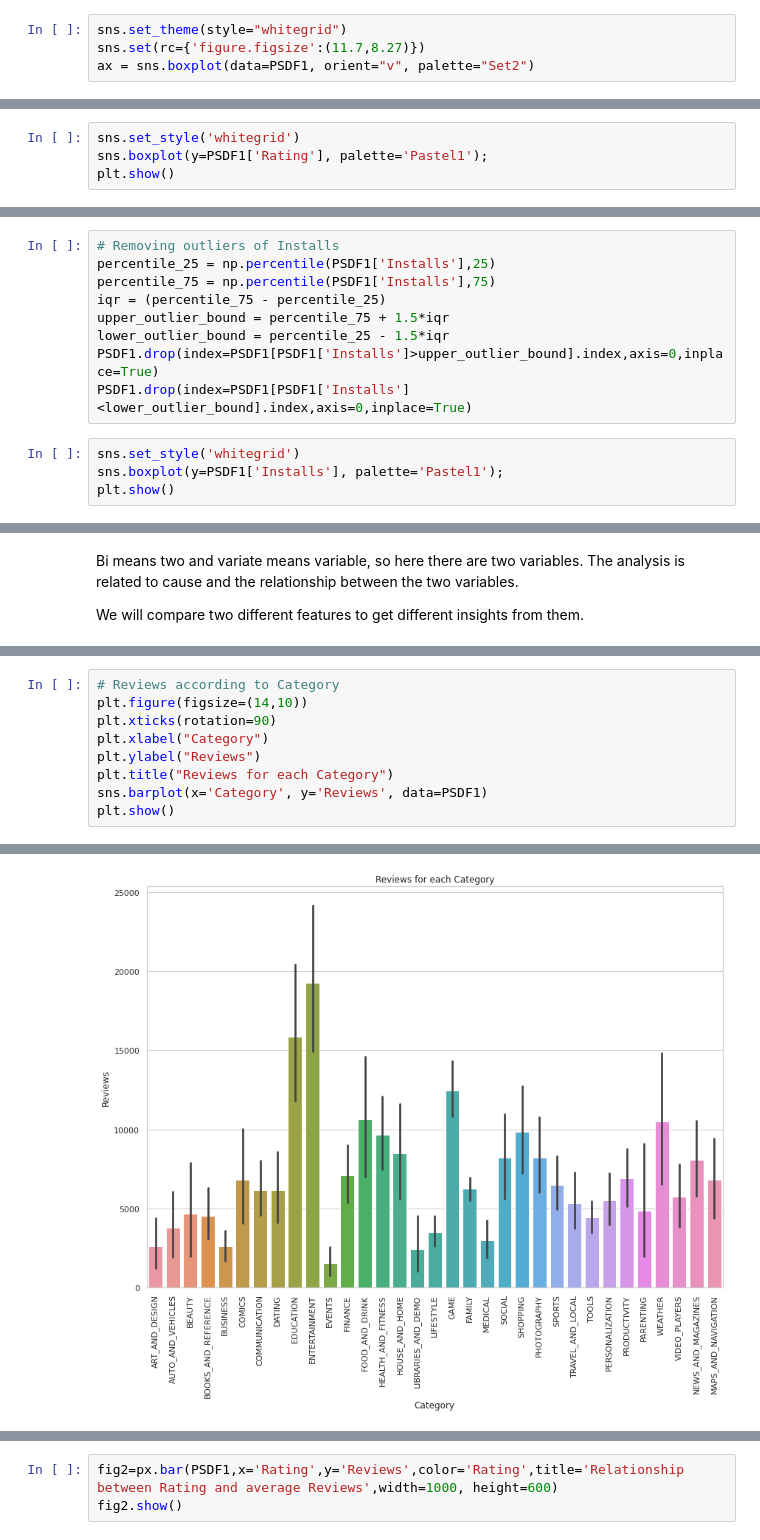
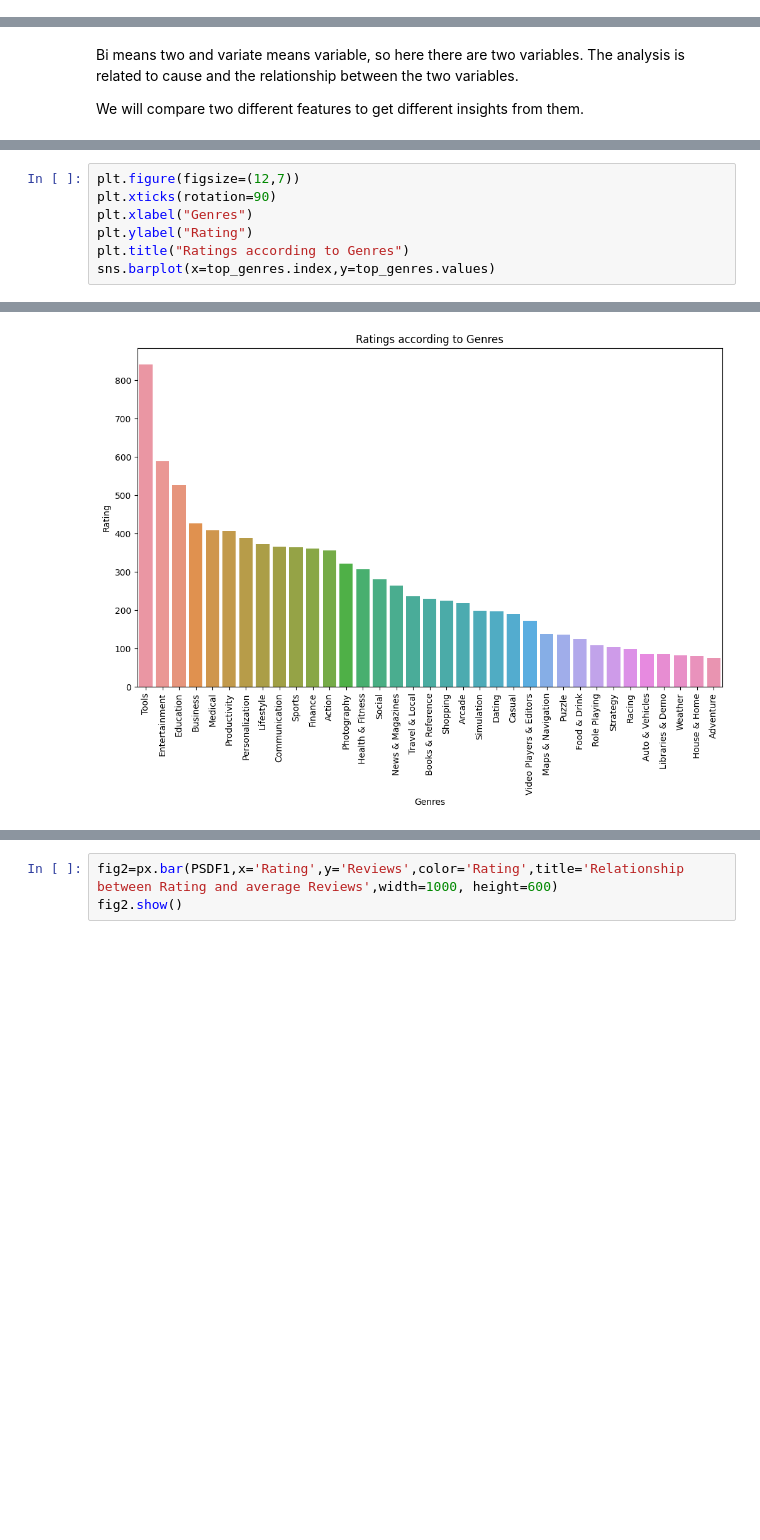
Before and after one commit to DrBharathiTC/Play_store-app-review-analysis-Capstone-project, a Jupyter notebook: Google_Play_Store_Apps_Data_Analysis_(EDA)_UPDATED.ipynb, the cells around one changed output, grey strips where cells are left out. Cells and saved outputs as stored; diff of their text form; blank space fills up the shorter version.

```diff
--- a/Google_Play_Store_Apps_Data_Analysis_(EDA)_UPDATED.ipynb
+++ b/Google_Play_Store_Apps_Data_Analysis_(EDA)_UPDATED.ipynb
@@ -518,4 +296,0 @@ PSDF1.drop(index=PSDF1[PSDF1['Reviews']<lower_outlier_bound].index,axis=0,inplac
-# %%
-sns.set_theme(style="whitegrid")
-sns.set(rc={'figure.figsize':(11.7,8.27)})
-ax = sns.boxplot(data=PSDF1, orient="v", palette="Set2")
@@ -524,4 +296,0 @@ ax = sns.boxplot(data=PSDF1, orient="v", palette="Set2")
-# %%
-sns.set_style('whitegrid')
-sns.boxplot(y=PSDF1['Rating'], palette='Pastel1');
-plt.show()
@@ -530,13 +296,0 @@ plt.show()
-# %%
-# Removing outliers of Installs
-percentile_25 = np.percentile(PSDF1['Installs'],25)
-percentile_75 = np.percentile(PSDF1['Installs'],75)
-iqr = (percentile_75 - percentile_25)
-upper_outlier_bound = percentile_75 + 1.5*iqr
-lower_outlier_bound = percentile_25 - 1.5*iqr
-PSDF1.drop(index=PSDF1[PSDF1['Installs']>upper_outlier_bound].index,axis=0,inplace=True)
-PSDF1.drop(index=PSDF1[PSDF1['Installs']<lower_outlier_bound].index,axis=0,inplace=True)
-# %%
-sns.set_style('whitegrid')
-sns.boxplot(y=PSDF1['Installs'], palette='Pastel1');
-plt.show()
@@ -754,10 +596,8 @@ From the above boxplot it can be seen that the median rating of all the categori
 # %%
-# Reviews according to Category
-plt.figure(figsize=(14,10))
+plt.figure(figsize=(12,7))
 plt.xticks(rotation=90)
-plt.xlabel("Category")
-plt.ylabel("Reviews")
-plt.title("Reviews for each Category")
-sns.barplot(x='Category', y='Reviews', data=PSDF1)
-plt.show()
+plt.xlabel("Genres")
+plt.ylabel("Rating")
+plt.title("Ratings according to Genres")
+sns.barplot(x=top_genres.index,y=top_genres.values)
 # %% [output]
@@ -764 +605 @@ plt.show()
-[figure, old version]
+[figure, new version]
```
Also changed, not shown: parts of 94 cells of this notebook.
